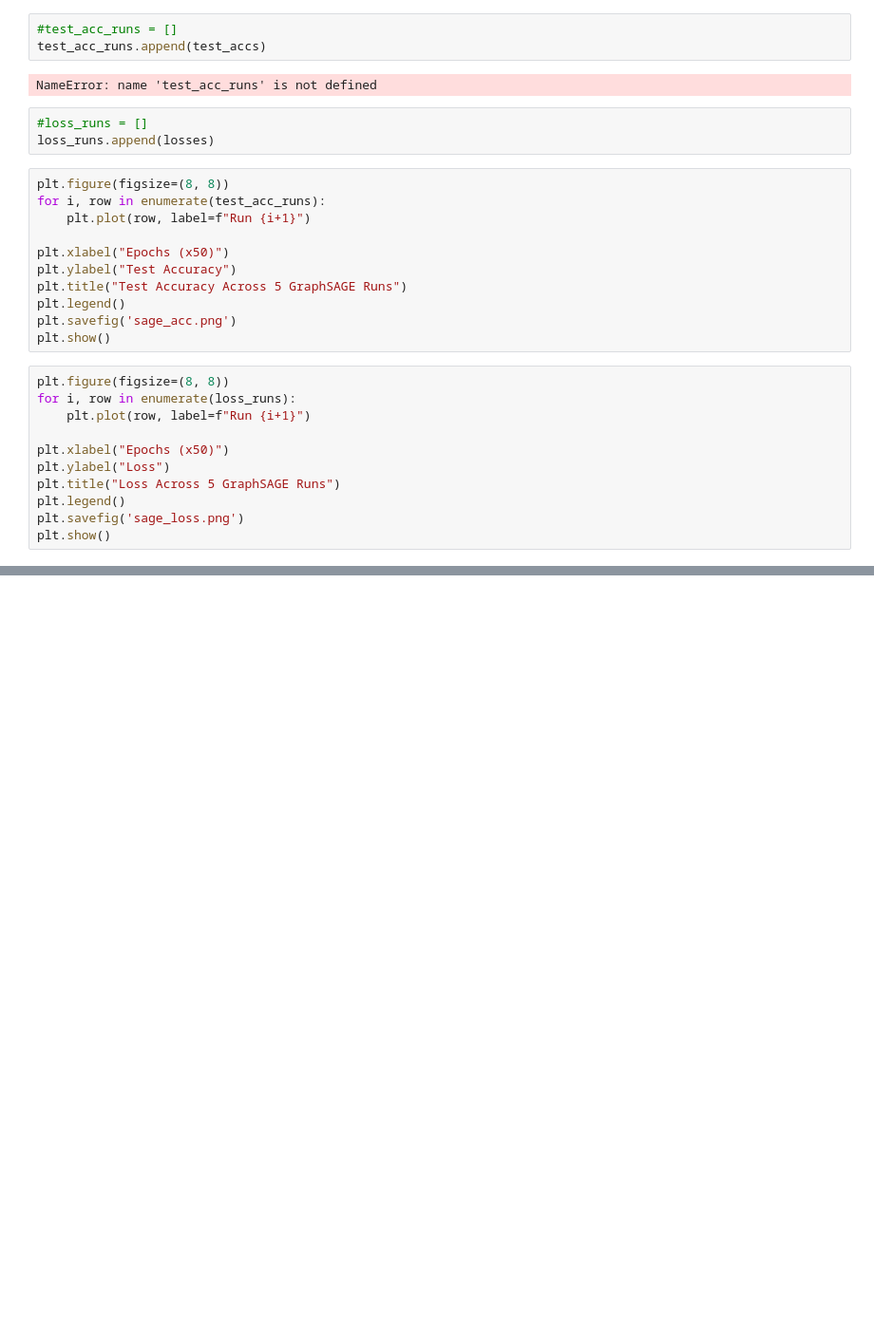
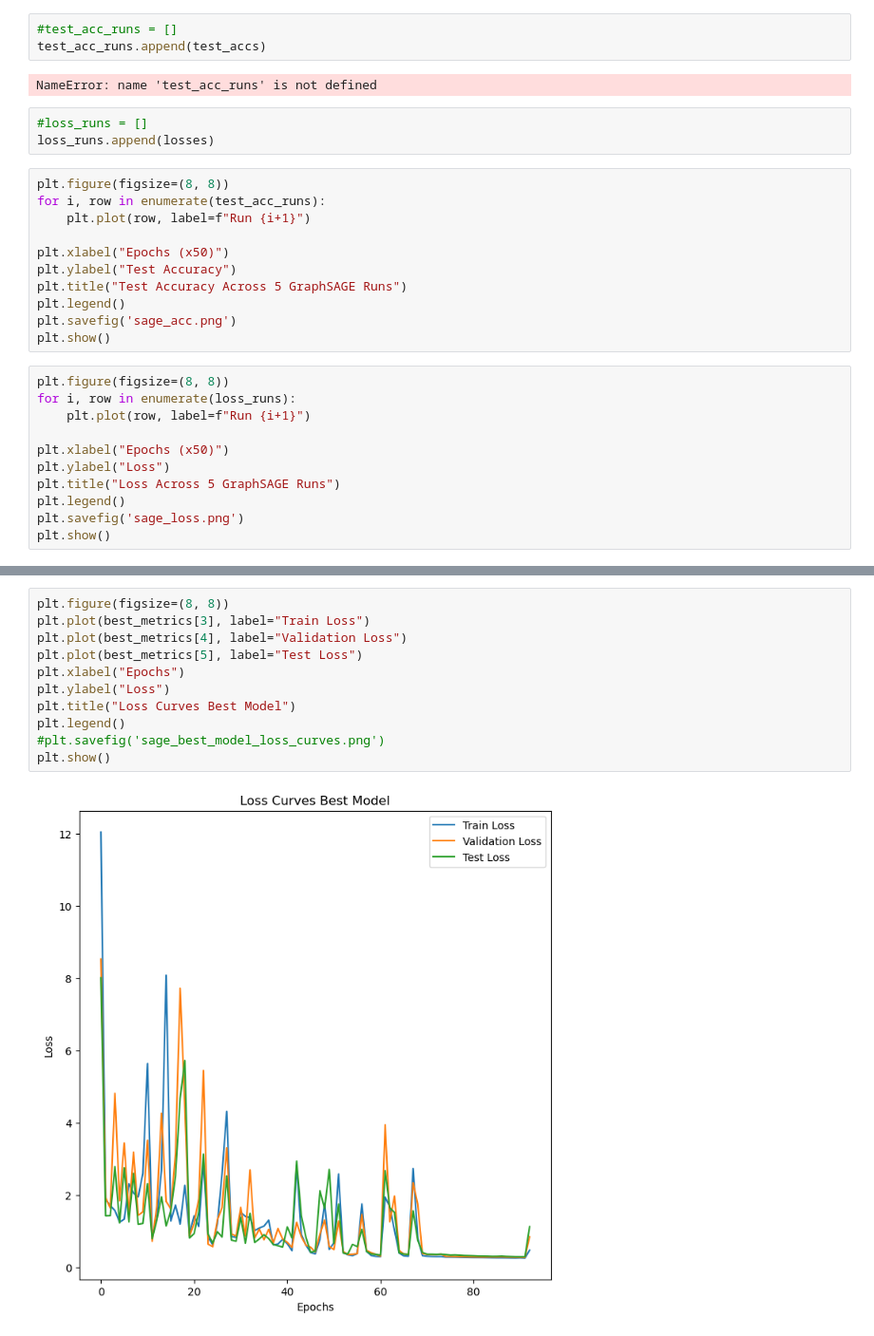
Before and after one commit to vikwaran03/DSC180B_Q2, a Jupyter notebook: Q2_Prep/graphsage_adjusted_hic.ipynb, the cells around one changed output, grey strips where cells are left out. Shown at 95% size. Drawn from its saved outputs; the diff is of its cells as text; blank space fills up the shorter version.

```diff
--- a/Q2_Prep/graphsage_adjusted_hic.ipynb
+++ b/Q2_Prep/graphsage_adjusted_hic.ipynb
@@ -347,0 +508,13 @@ plt.show()
+# %%
+plt.figure(figsize=(8, 8))
+plt.plot(best_metrics[3], label="Train Loss")
+plt.plot(best_metrics[4], label="Validation Loss")
+plt.plot(best_metrics[5], label="Test Loss")
+plt.xlabel("Epochs")
+plt.ylabel("Loss")
+plt.title("Loss Curves Best Model")
+plt.legend()
+#plt.savefig('sage_best_model_loss_curves.png')
+plt.show()
+# %% [output]
+[figure, added]
```
Also changed, not shown: parts of 10 cells of this notebook, 1 other file.
